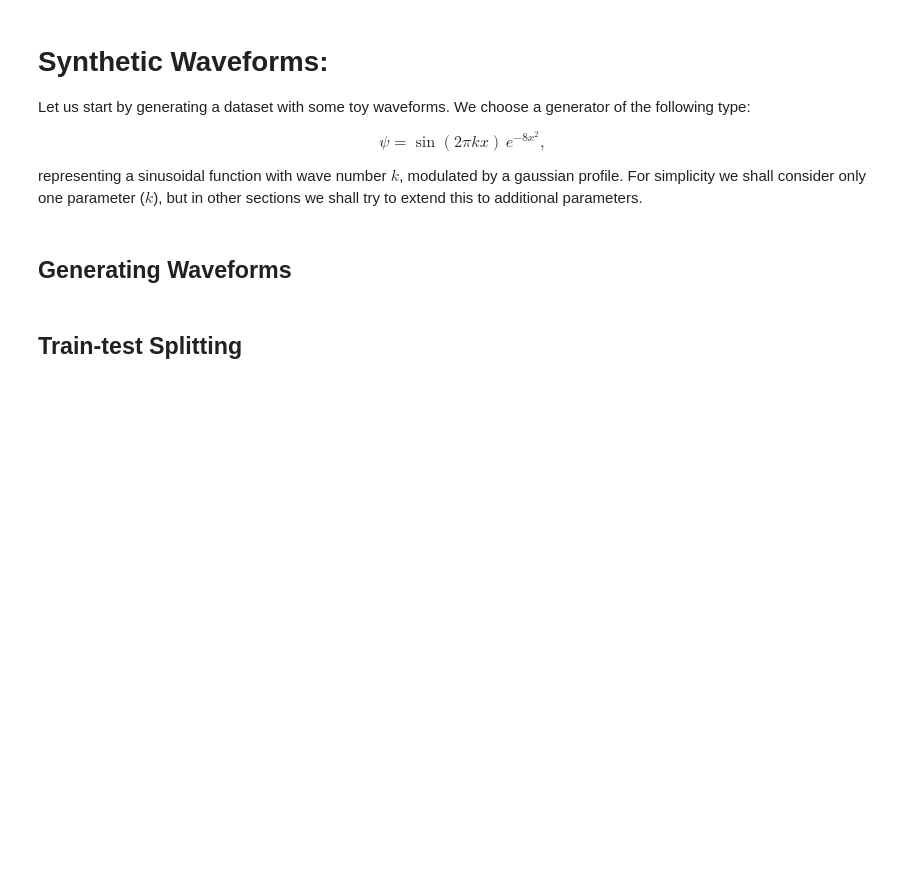
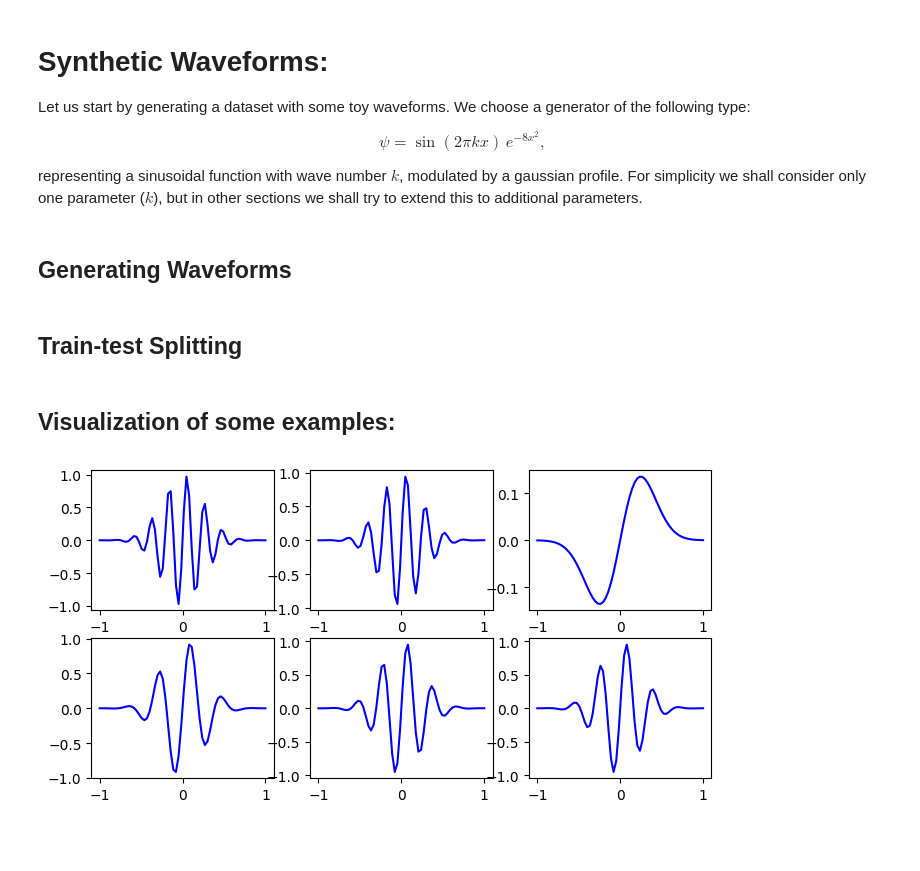
Before and after one commit to guiraposo/ML4Gravity, a Jupyter notebook: ML4Waveforms.ipynb, the cells around one changed output. Saved outputs shown, nothing was run; the diff lists cells and outputs as text; code cells hidden in the pictures; blank space fills up the shorter version.

Commit message:
Visualization

```diff
--- a/ML4Waveforms.ipynb
+++ b/ML4Waveforms.ipynb
@@ -42,3 +31,30 @@ class CustomDataset(Dataset):
+# %%
+def showcase(dataset1, dataset2 = None):
+    fig, ax = plt.subplots(2,3, figsize = (12, 4));
+    font = {'size'   : 10}
+    plt.rc('font', **font)
+
+    x = np.linspace(-1, 1, 64, dtype = np.float32)
+    for i in range(2):
+        for j in range(3):
+            if dataset2 is not None:
+                ax[i,j].plot(x, dataset1[j + 3*i, :], 'b', label = 'Data')
+                ax[i,j].plot(x, dataset2[j + 3*i, :], 'r--', label = 'Approx')
+                ax[i,j].legend(loc = 'upper left')
+            else:
+                ax[i,j].plot(x, dataset1[j + 3*i, :], 'b')
+# %%
+def showcase(dataset1, Nrow = 2, Ncol = 3):
+    fig, ax = plt.subplots(Nrow, Ncol,figsize = (8, 4))
+    font = {'size'   : 10}
+    plt.rc('font', **font)
+
+    x = np.linspace(-1, 1, 64, dtype = np.float32)
+    entry = 0
+    for i in range(Nrow):
+        for j in range(Ncol):
+            ax[i,j].plot(x, dataset1[entry, :], 'b')
+            entry += 1
 # %% [markdown]
 # Synthetic Waveforms:
 
@@ -50,13 +66,20 @@ representing a sinusoidal function with wave number $k$, modulated by a gaussian
 # %% [markdown]
 ## Generating Waveforms
 # %%
-# Generating the dataset of sy
+# Generating the dataset of synthetic waveforms
 x       = np.linspace(-1, 1, 64, dtype = np.float32)
 randoms = 5*np.random.rand(100)
-data    = np.array([np.sin(2 * k * np.pi * x) * np.exp(- 8 * x**2 )
-for k in randoms])
+data    = np.array([np.sin(2 * k * np.pi * x) * np.exp(- 8 * x**2 ) for k in randoms])
 # %% [markdown]
 ## Train-test Splitting
 # %%
 # Standard splitting using sklearn
 data_train, data_test = train_test_split(data, test_size=0.25, random_state=42)
+# %% [markdown]
+## Visualization of some examples:
+# %%
+showcase(data)
+# %% [output]
+[figure, added]
+# %% [markdown]
+#
```
Also changed, not shown: parts of 1 cell of this notebook.
